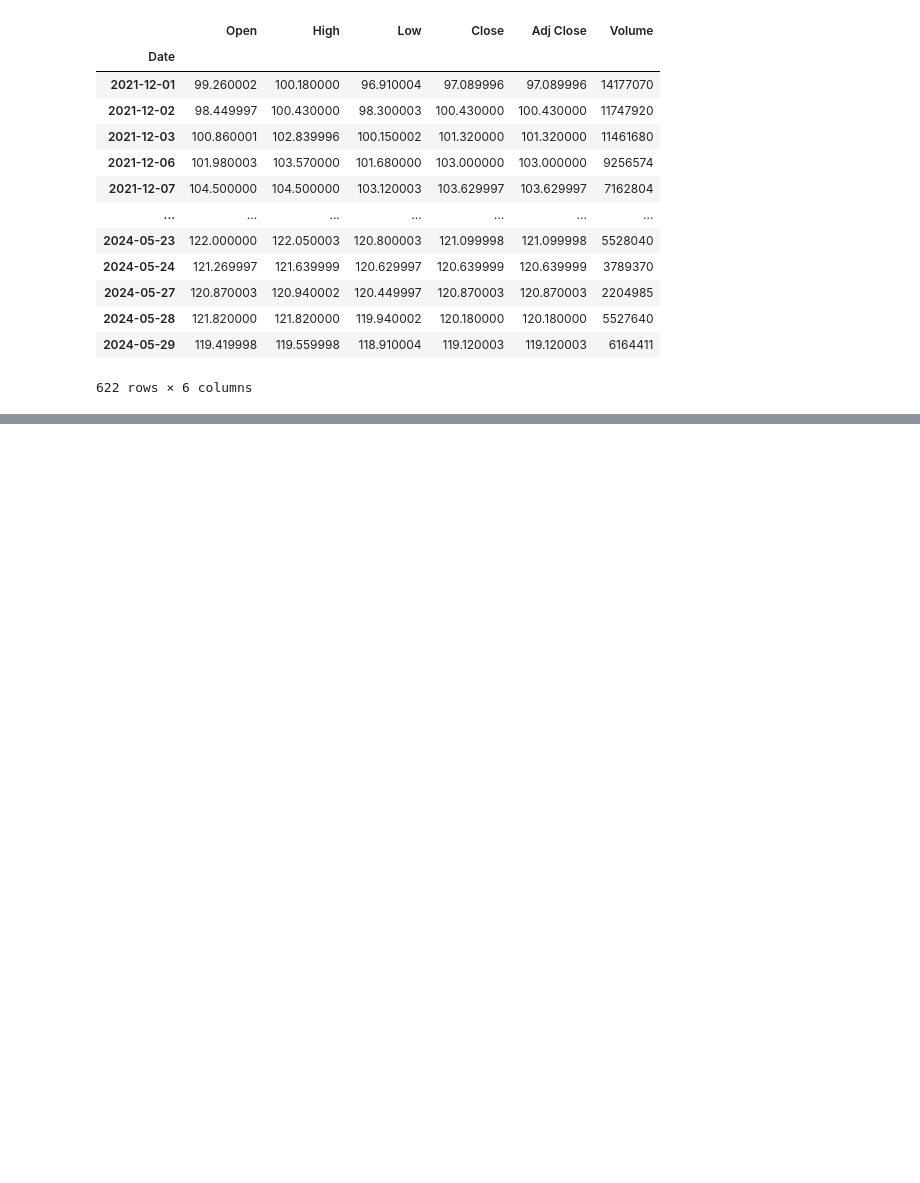
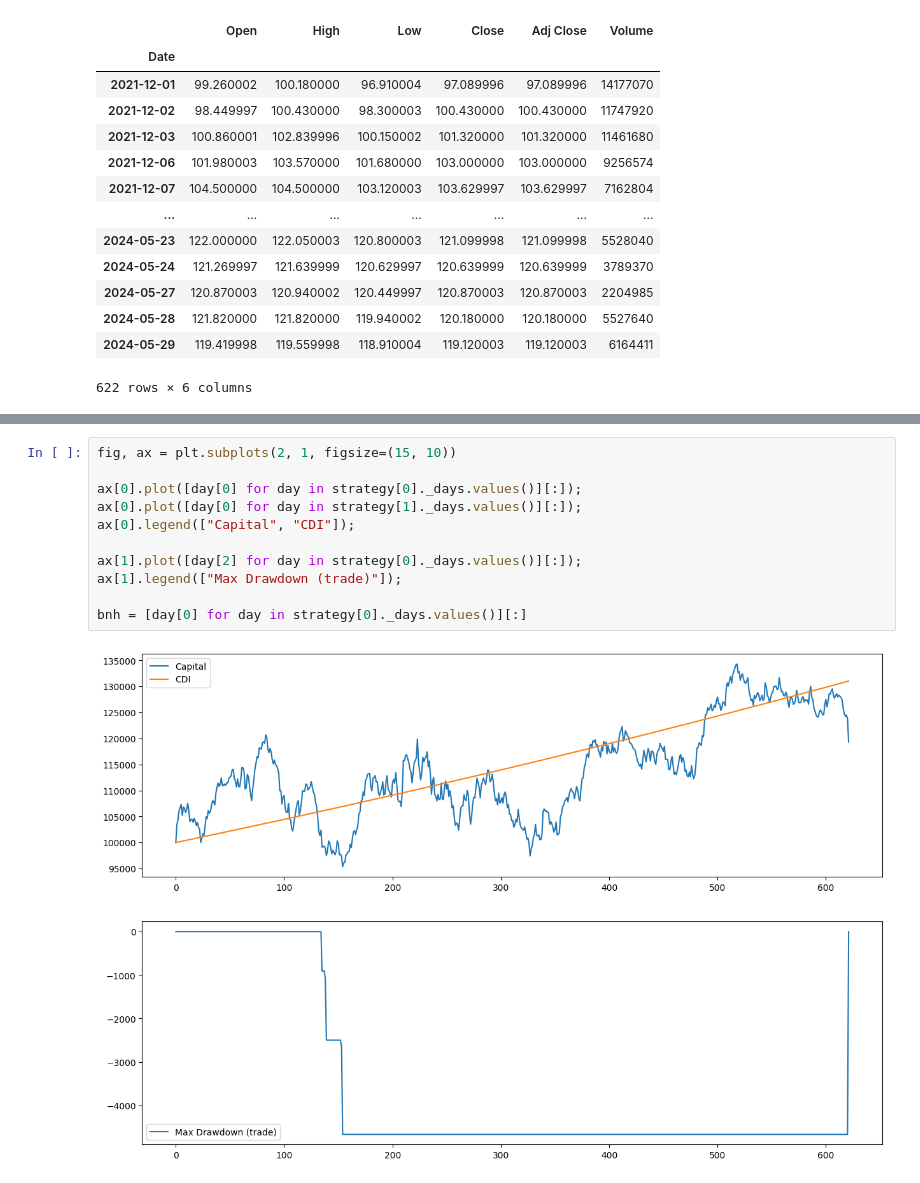
Before and after one commit to gabrielonishi/portifolio-balancing, a Jupyter notebook: notebooks/03-backtesting.ipynb, the cells around one changed output, grey strips where cells are left out. Drawn from its saved outputs; the diff is of its cells as text; blank space fills up the shorter version.

Commit message:
feat(xp-strat): implements xp strategy with no balancing

```diff
--- a/notebooks/03-backtesting.ipynb
+++ b/notebooks/03-backtesting.ipynb
@@ -119,0 +127,13 @@ IndexError: invalid index to scalar variable.
+# %%
+fig, ax = plt.subplots(2, 1, figsize=(15, 10))
+
+ax[0].plot([day[0] for day in strategy[0]._days.values()][:]);
+ax[0].plot([day[0] for day in strategy[1]._days.values()][:]);
+ax[0].legend(["Capital", "CDI"]);
+
+ax[1].plot([day[2] for day in strategy[0]._days.values()][:]);
+ax[1].legend(["Max Drawdown (trade)"]);
+
+bnh = [day[0] for day in strategy[0]._days.values()][:]
+# %% [output]
+[figure, added]
```
Also changed, not shown: parts of 8 cells of this notebook, 33 other files.
